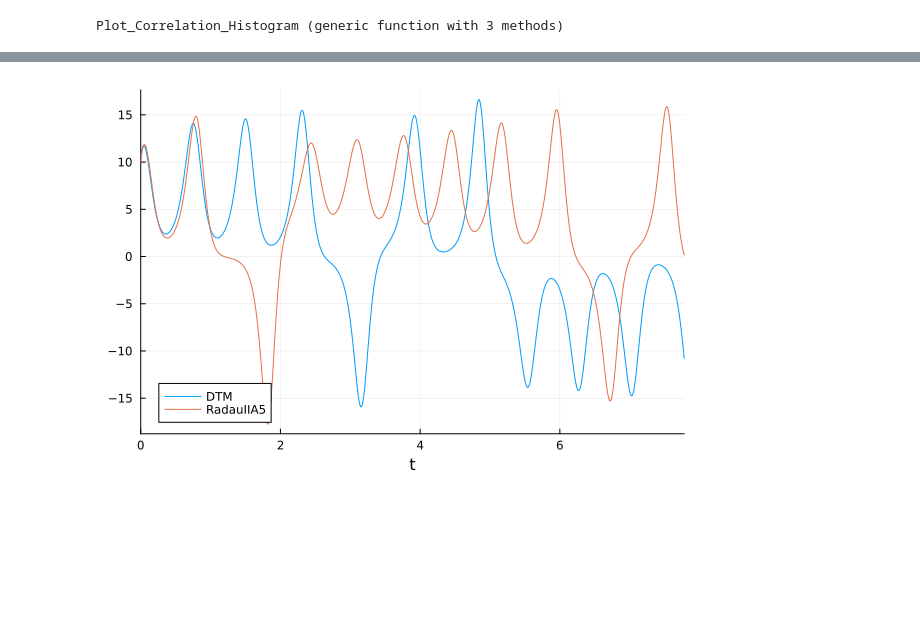
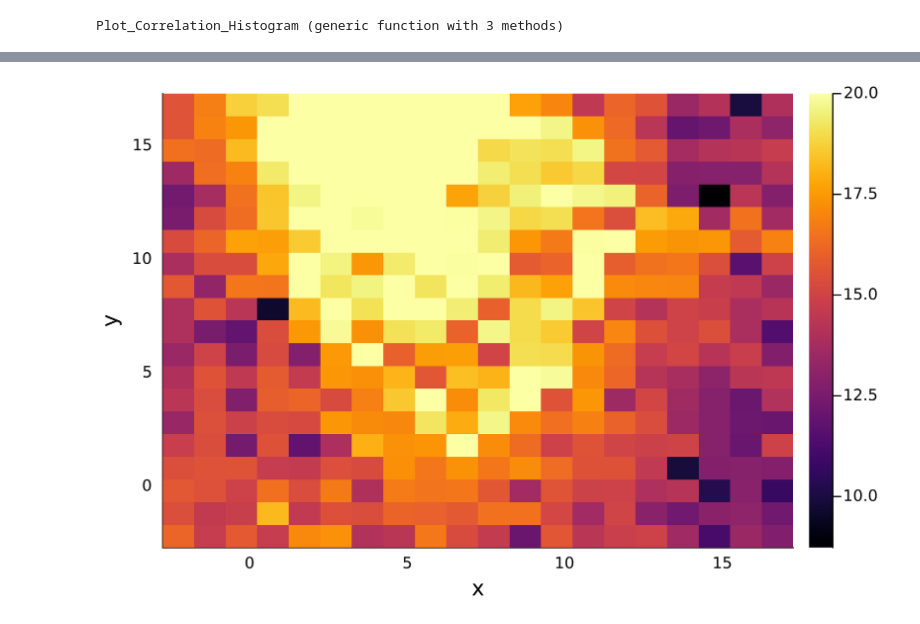
Before and after one commit to eiralarsson/Lorentz-System-Degree-Project, a Jupyter notebook: Numerical-Solvers/correlation.ipynb, the cells around one changed output, grey strips where cells are left out. Saved outputs shown, nothing was run; the diff lists cells and outputs as text; code cells hidden in the pictures; blank space fills up the shorter version.

Commit message:
making the code more functional and look nicer

```diff
--- a/Numerical-Solvers/correlation.ipynb
+++ b/Numerical-Solvers/correlation.ipynb
@@ -14,4 +8,0 @@ EulerCromer (generic function with 1 method)
-# %%
-function Correlation(vec1,vec2)
-    return sum(vec1.*vec2)/norm(vec1)/norm(vec2)
-end
@@ -142,32 +76,24 @@ end
 # %% [output]
 Plot_Correlation_Histogram (generic function with 3 methods)
 # %%
-function Plot_Correlation_Histogram2d(Δt,time,x̄₀,nr_of_initial_vals,p,oursolver=DTM,juliasolver=RadauIIA5())
+function Plot_Correlation_Heatmap(Δt, time,x̄₀,nr_of_initial_vals,p,Solver1,Solver2)
     correlations=zeros(nr_of_initial_vals,nr_of_initial_vals)
     for m = 1:nr_of_initial_vals
         for n = 1:nr_of_initial_vals
 
             x̄ = x̄₀+[m-nr_of_initial_vals/2;n-nr_of_initial_vals/2;0]
-            X = Path(oursolver, Δt, time, x̄, p)
+            tsteps = Int(time/Δt)
+            correlation = CorrelationMatrix_TwoSolvers(p, Δt, tsteps, x̄, Solver1, Solver2)
 
-            tsteps = Int(time/Δt)
-            prob = ODEProblem(LorentzSystem,x̄,(0.0,time),[θ,μ,β])
-            sol = solve(prob, juliasolver,adaptive=false, dt=Δt)
-
-            correlation = 1
             i=1
-            while correlation > 0.5 && i<tsteps
-                correlation = Correlation(sol.u[i,1],X[:,i])
+            while correlation[i] > 0.5 && i<tsteps
                 i+=1
             end
-
             correlations[m,n] = i*Δt
-
 
         end
     end
 
-    surface((x̄₀[1]-nr_of_initial_vals/2):(x̄₀[1]+nr_of_initial_vals/2)-1,(x̄₀[2]-nr_of_initial_vals/2):(x̄₀[2]+nr_of_initial_vals/2)-1,correlations,xlabel="x",ylabel="y",zlabel="correlation time",dpi=300)
-    savefig("plots/correlation_RK4_01_Radau_01.png")
+    heatmap((x̄₀[1]-nr_of_initial_vals/2):(x̄₀[1]+nr_of_initial_vals/2)-1,(x̄₀[2]-nr_of_initial_vals/2):(x̄₀[2]+nr_of_initial_vals/2)-1,correlations,xlabel="x",ylabel="y",zlabel="correlation time",dpi=300)
 end
 # %% [output]
@@ -191,20 +100,0 @@ println(size(correlations))
-# %%
-function Plot_Correlation_Heatmap(Δt,time,inital_vals,p)
-
-    #plt=plot()
-    tsteps = Int(time/Δt)
-    correlations=zeros(length(inital_vals[1,:]),tsteps)
-    j=1
-    for x̄₀ in eachcol(inital_vals)
-        X = Path(DTM, Δt, time, x̄₀, p)
-        x̄=x̄₀
-        prob = ODEProblem(LorentzSystem,x̄₀,(0.0,time),[θ,μ,β])
-        sol = solve(prob, RadauIIA5(),adaptive=false, dt=Δt)
-
-        for i=1:tsteps
-            correlations[j,i] = Correlation(sol.u[i,1],X[:,i])
-        end
-    end
-
-    return correlations
-end
@@ -325,5 +117,4 @@ plot(range(0,stop=time-Δt,step=Δt),correlation, label="Correlation")
-# %%
-plot(range(0,stop=time-Δt,step=Δt), X[1,:], label="DTM")
-plot!(sol, idxs=(1), label="RadauIIA5")
-# %% [output]
-[figure, removed]
+# %%
+Plot_Correlation_Heatmap(Δt,20,x̄₀,20,p, RK4, RadauIIA5)
+# %% [output]
+[figure, added]
```
Also changed, not shown: parts of 29 cells of this notebook, 3 other files.
